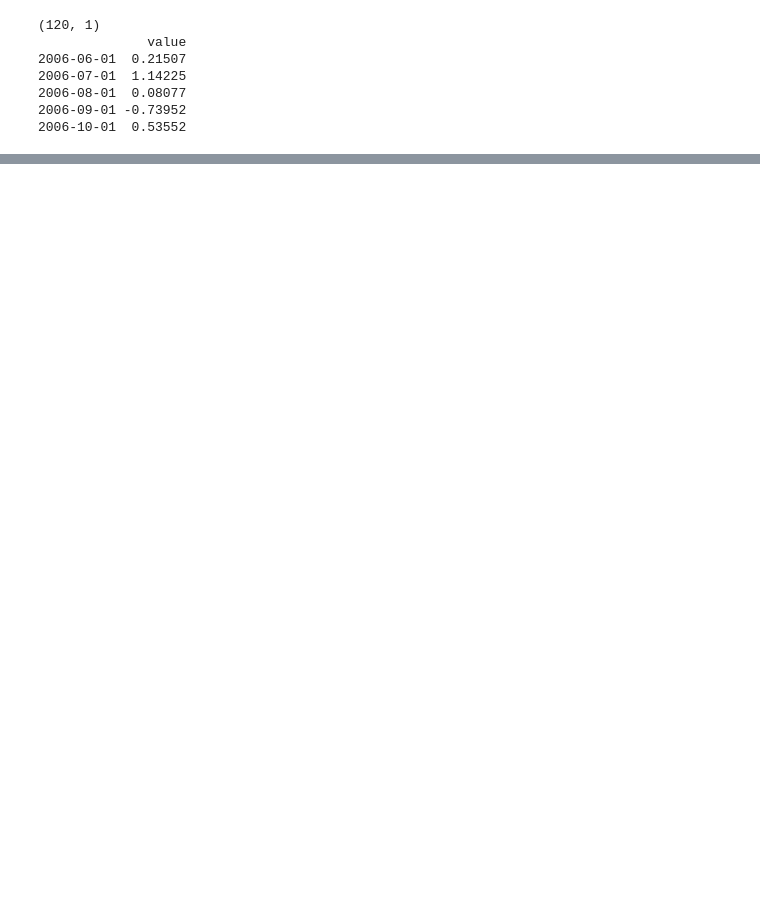
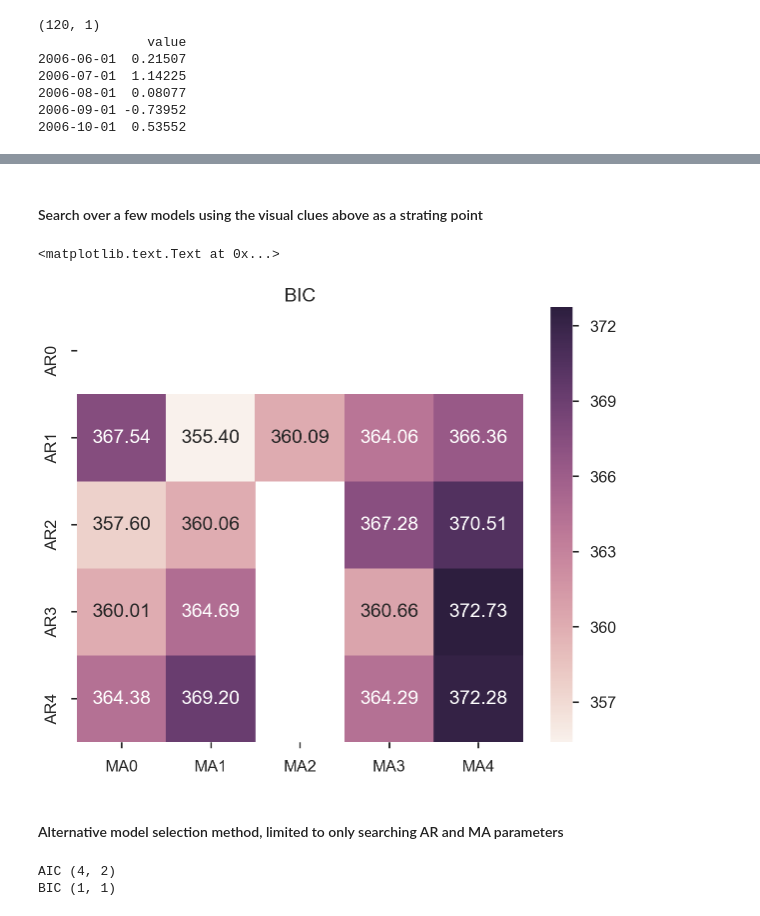
Before and after one commit to OranginaGaoZhao/Time-Series-Forecasting, a Jupyter notebook: Section_3_ARIMA_Models.ipynb, the cells around one changed output, grey strips where cells are left out. Drawn from its saved outputs; the diff is of its cells as text; code cells hidden in the pictures; blank space fills up the shorter version.

Commit message:
add arima models

```diff
--- a/Section_3_ARIMA_Models.ipynb
+++ b/Section_3_ARIMA_Models.ipynb
@@ -77,0 +162,54 @@ print(ts_df.head())
+# %% [markdown]
+#### Search over a few models using the visual clues above as a strating point
+# %%
+import itertools
+
+p_min = 0
+d_min = 0
+q_min = 0
+p_max = 4
+d_max = 0
+q_max = 4
+
+# Initialize a DataFrame to store the results
+results_bic = pd.DataFrame(index=['AR{}'.format(i) for i in range(p_min,p_max+1)],
+                           columns=['MA{}'.format(i) for i in range(q_min,q_max+1)])
+
+for p,d,q in itertools.product(range(p_min,p_max+1),
+                               range(d_min,d_max+1),
+                               range(q_min,q_max+1)):
+    if p==0 and d==0 and q==0:
+        results_bic.loc['AR{}'.format(p), 'MA{}'.format(q)] = np.nan
+        continue
+
+    try:
+        model = sm.tsa.SARIMAX(ts_train, order=(p, d, q),
+                               #enforce_stationarity=False,
+                               #enforce_invertibility=False,
+                              )
+        results = model.fit()
+        results_bic.loc['AR{}'.format(p), 'MA{}'.format(q)] = results.bic
+    except:
+        continue
+results_bic = results_bic[results_bic.columns].astype(float)
+# %%
+fig, ax = plt.subplots(figsize=(10,8))
+ax = sns.heatmap(results_bic,
+                 mask = results_bic.isnull(),
+                 ax=ax,
+                 annot=True,
+                 fmt='.2f')
+ax.set_title('BIC')
+# %% [output]
+<matplotlib.text.Text at 0x...>
+[figure, added]
+# %% [markdown]
+#### Alternative model selection method, limited to only searching AR and MA parameters
+# %%
+train_results = sm.tsa.arma_order_select_ic(ts_train, ic=['aic', 'bic'], trend='nc', max_ar=4, max_ma=4)
+
+print('AIC', train_results.aic_min_order)
+print('BIC', train_results.bic_min_order)
+# %% [output]
+AIC (4, 2)
+BIC (1, 1)
```
Also changed, not shown: parts of 8 cells of this notebook.
